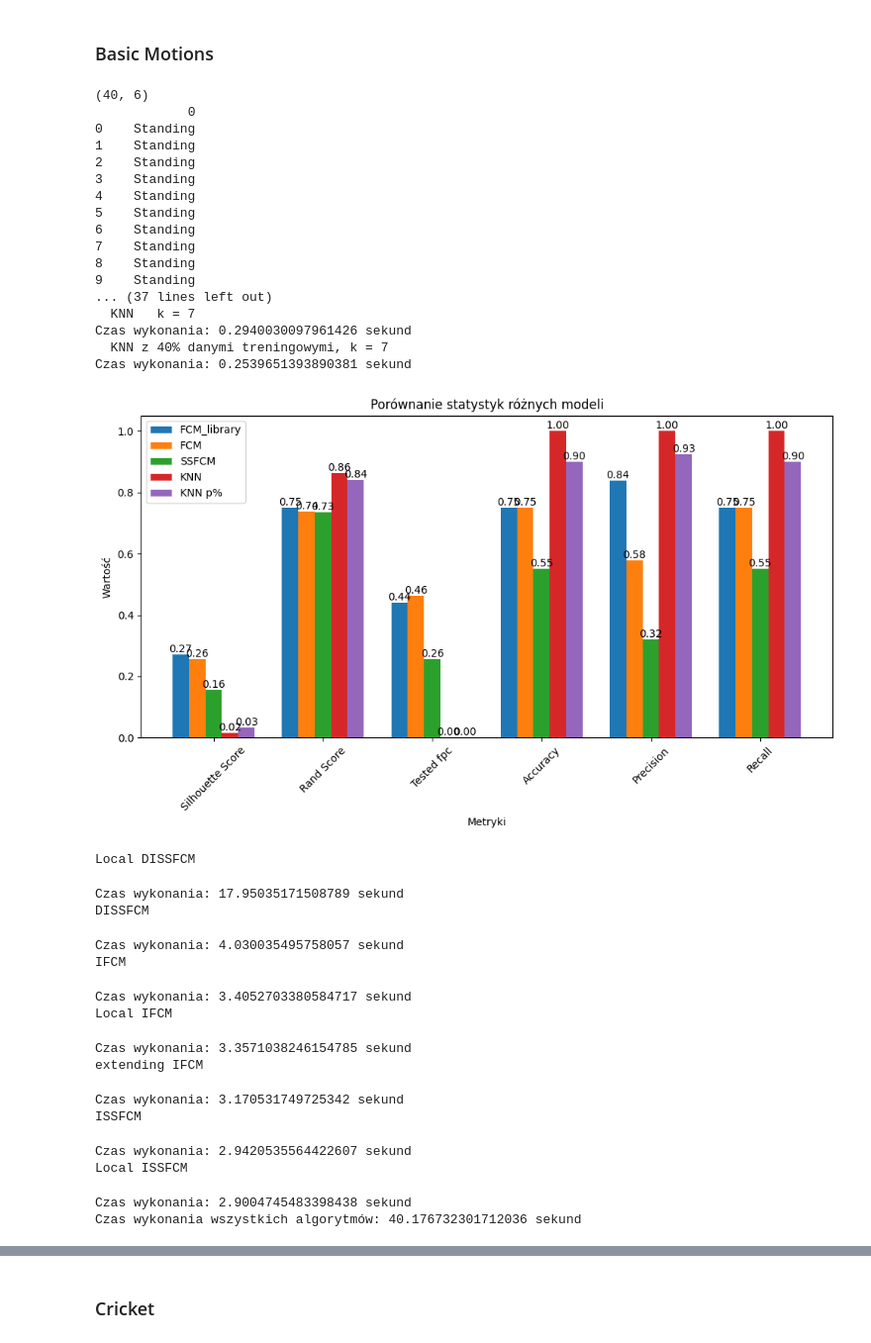
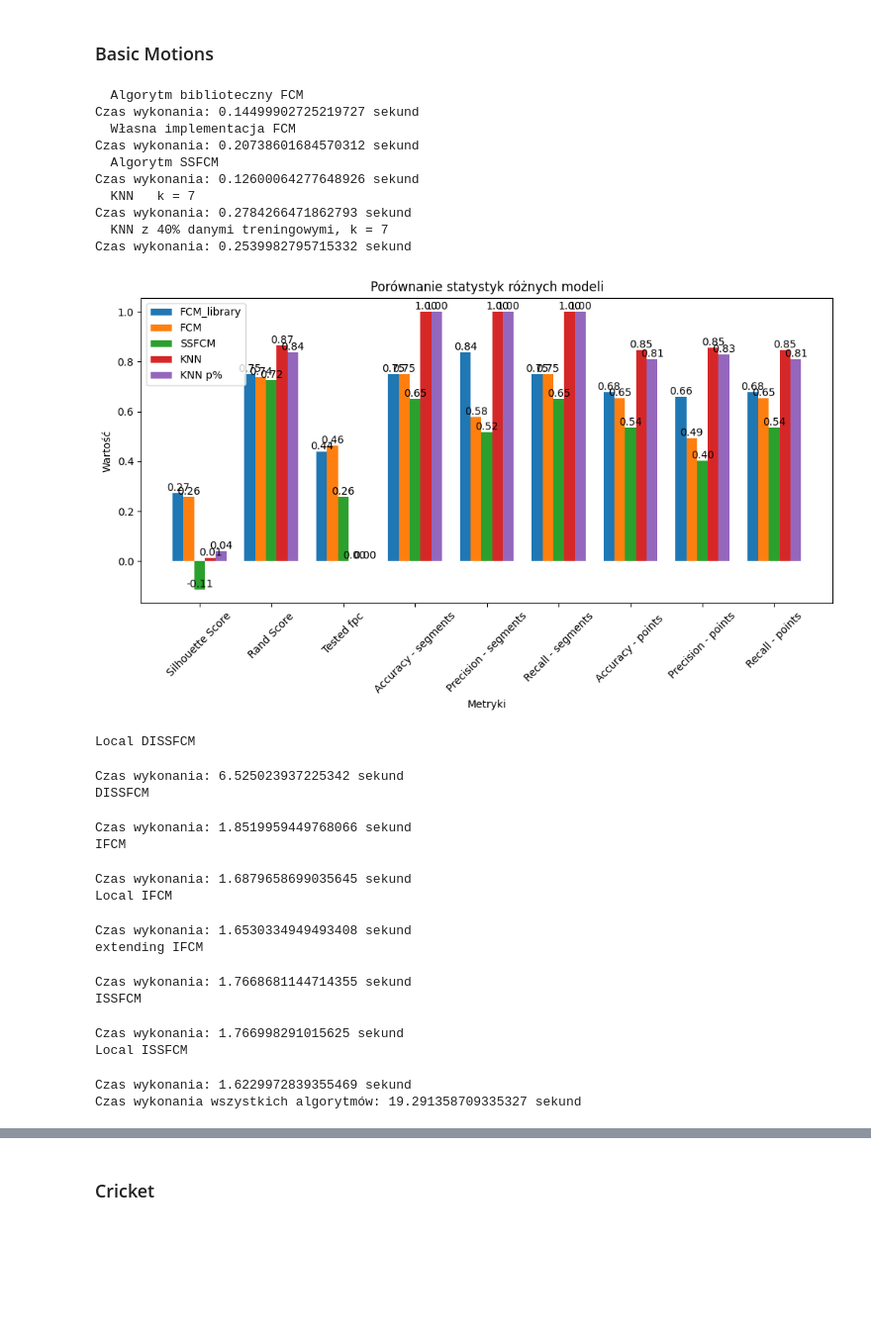
Before and after one commit to JakKepka/FuzzyClusteringAlgorithms, a Jupyter notebook: jupyter-notebooks/test_diffrent_dataset.ipynb, the cells around one changed output, grey strips where cells are left out. Shown: that part at 99% size. Cells and saved outputs as stored; diff of their text form; code cells hidden in the pictures; blank space fills up the shorter version.

```diff
--- a/jupyter-notebooks/test_diffrent_dataset.ipynb
+++ b/jupyter-notebooks/test_diffrent_dataset.ipynb
@@ -13,14 +13,14 @@ output_list_name = []
 # %%
 chunk_length_train = 100
 chunk_length_test = 100
-elements_in_class = 0
+elements_in_class_train = 5
+elements_in_class_test = 0
 n_clusters = 8
 n_classes = 4
 dim = 6
-injection = 1.0
 m = 2
 g_error = 0.05
-stratify_percantage = 1.0
+injection = 1.0
 dataset_name = 'BasicMotions'
 visualise_processed_data = False
 visualise_non_incremental_data = False
@@ -28,43 +28,36 @@ visualise_incremental_data = False
 print_statistics_incremental_data = False
 visualise_output_of_incremental_data = False
 # %%
-output_basic_motions = test_dataset(chunk_length_train = chunk_length_train, chunk_length_test = chunk_length_test, elements_in_class   = elements_in_class  , n_clusters = n_clusters, n_classes = n_classes, dim = dim, injection = injection, m = m, error = g_error, stratify_percantage = stratify_percantage, dataset_name = dataset_name, visualise_processed_data = visualise_processed_data, visualise_non_incremental_data = visualise_non_incremental_data, visualise_incremental_data = visualise_incremental_data, visualise_output_of_incremental_data = visualise_output_of_incremental_data,  print_statistics_incremental_data = print_statistics_incremental_data)
+output_basic_motions = test_dataset(chunk_length_train = chunk_length_train, chunk_length_test = chunk_length_test, elements_in_class_train  = elements_in_class_train, n_clusters = n_clusters, n_classes = n_classes, dim = dim,  m = m, error = g_error, injection = injection, dataset_name = dataset_name, visualise_processed_data = visualise_processed_data, visualise_non_incremental_data = visualise_non_incremental_data, visualise_incremental_data = visualise_incremental_data, visualise_output_of_incremental_data = visualise_output_of_incremental_data,  print_statistics_incremental_data = print_statistics_incremental_data)
 output_list.append(output_basic_motions)
 output_list_name.append(dataset_name)
 # %% [output]
-(40, 6)
-            0
-0    Standing
-1    Standing
-2    Standing
-3    Standing
-4    Standing
-5    Standing
-6    Standing
-7    Standing
-8    Standing
-9    Standing
-... (37 lines left out)
+  Algorytm biblioteczny FCM
+Czas wykonania: 0.14499902725219727 sekund
+  Własna implementacja FCM
+Czas wykonania: 0.20738601684570312 sekund
+  Algorytm SSFCM
+Czas wykonania: 0.12600064277648926 sekund
   KNN   k = 7
-Czas wykonania: 0.2940030097961426 sekund
+Czas wykonania: 0.2784266471862793 sekund
   KNN z 40% danymi treningowymi, k = 7
-Czas wykonania: 0.2539651393890381 sekund
+Czas wykonania: 0.2539982795715332 sekund
-[figure, old version]
+[figure, new version]
 Local DISSFCM
-Czas wykonania: 17.95035171508789 sekund
+Czas wykonania: 6.525023937225342 sekund
 DISSFCM
-Czas wykonania: 4.030035495758057 sekund
+Czas wykonania: 1.8519959449768066 sekund
 IFCM
-Czas wykonania: 3.4052703380584717 sekund
+Czas wykonania: 1.6879658699035645 sekund
 Local IFCM
-Czas wykonania: 3.3571038246154785 sekund
+Czas wykonania: 1.6530334949493408 sekund
 extending IFCM
-Czas wykonania: 3.170531749725342 sekund
+Czas wykonania: 1.7668681144714355 sekund
 ISSFCM
-Czas wykonania: 2.9420535564422607 sekund
+Czas wykonania: 1.766998291015625 sekund
 Local ISSFCM
-Czas wykonania: 2.9004745483398438 sekund
-Czas wykonania wszystkich algorytmów: 40.176732301712036 sekund
+Czas wykonania: 1.6229972839355469 sekund
+Czas wykonania wszystkich algorytmów: 19.291358709335327 sekund
 # %%
 plot_centroids_from_dict(output_basic_motions)
 # %% [output]
```
Also changed, not shown: parts of 40 cells of this notebook, 7 other files.
